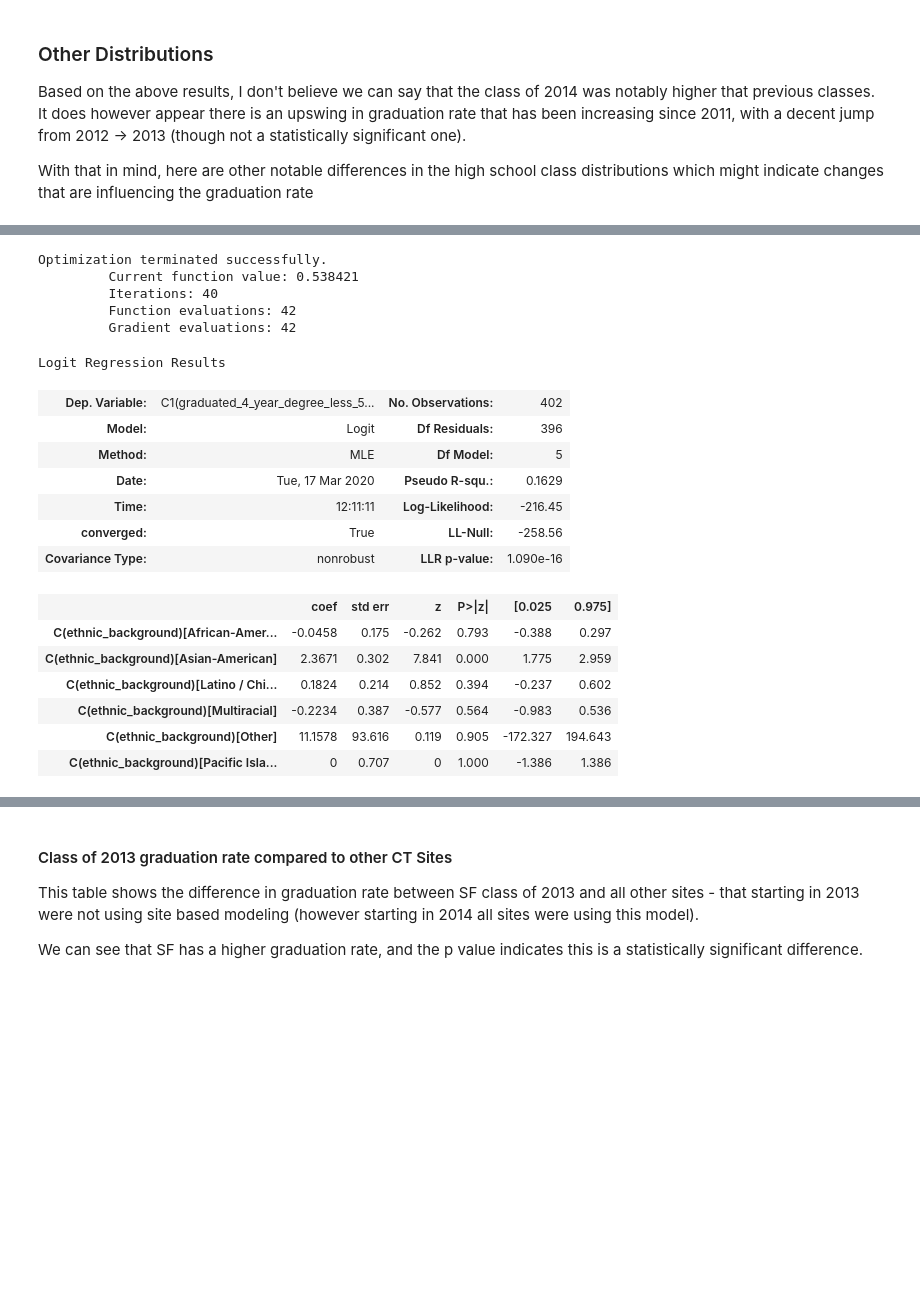
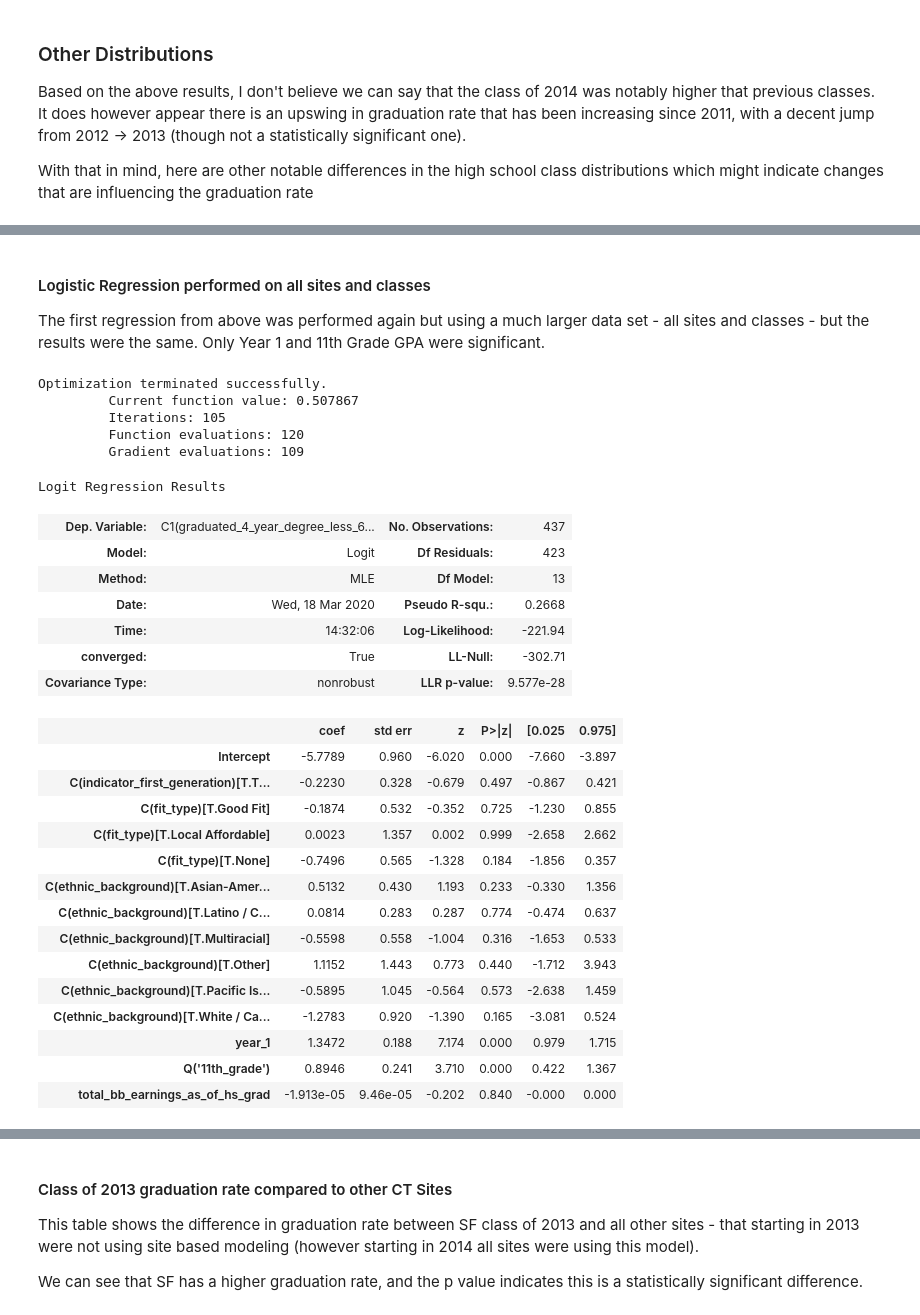
Before and after one commit to College-Track/sf_class_2014, a Jupyter notebook: Report.ipynb, the cells around one changed output, grey strips where cells are left out. Cells and saved outputs as stored; diff of their text form; code cells hidden in the pictures; blank space fills up the shorter version.

Commit message:
cleaning up formatting, condensing logit

```diff
--- a/Report.ipynb
+++ b/Report.ipynb
@@ -334,26 +340,38 @@ Possibly complete quasi-separation: A fraction 0.25 of observations can be
 perfectly predicted. This might indicate that there is complete
 quasi-separation. In this case some parameters will not be identified.
+# %% [markdown]
+#### Logistic Regression performed on all sites and classes
+
+The first regression from above was performed again but using a much larger data set - all sites and classes - but the results were the same. Only Year 1 and 11th Grade GPA were significant.
 # %%
-mod = smf.logit(formula= "C1(graduated_4_year_degree_less_5_years) ~ C(ethnic_background) - 1 ", data=df_sub).fit(method='bfgs', maxiter=100)
+mod = smf.logit(formula= "C1(graduated_4_year_degree_less_6_years) ~ year_1  + Q('11th_grade') + C(indicator_first_generation) + total_bb_earnings_as_of_hs_grad + (C(fit_type)-1) + C(ethnic_background)", data=df).fit(method='bfgs', maxiter=1000)
 mod.summary()
 # %% [output]
 Optimization terminated successfully.
-         Current function value: 0.538421
-         Iterations: 40
-         Function evaluations: 42
-         Gradient evaluations: 42
+         Current function value: 0.507867
+         Iterations: 105
+         Function evaluations: 120
+         Gradient evaluations: 109
 Logit Regression Results
-| Dep. Variable: | C1(graduated_4_year_degree_less_5... | No. Observations: | 402 |
-| Model: | Logit | Df Residuals: | 396 |
-| Method: | MLE | Df Model: | 5 |
-| Date: | Tue, 17 Mar 2020 | Pseudo R-squ.: | 0.1629 |
-| Time: | 12:11:11 | Log-Likelihood: | -216.45 |
-| converged: | True | LL-Null: | -258.56 |
-| Covariance Type: | nonrobust | LLR p-value: | 1.090e-16 |
+| Dep. Variable: | C1(graduated_4_year_degree_less_6... | No. Observations: | 437 |
+| Model: | Logit | Df Residuals: | 423 |
+| Method: | MLE | Df Model: | 13 |
+| Date: | Wed, 18 Mar 2020 | Pseudo R-squ.: | 0.2668 |
+| Time: | 14:32:06 | Log-Likelihood: | -221.94 |
+| converged: | True | LL-Null: | -302.71 |
+| Covariance Type: | nonrobust | LLR p-value: | 9.577e-28 |
 |  | coef | std err | z | P>|z| | [0.025 | 0.975] |
-| C(ethnic_background)[African-Amer... | -0.0458 | 0.175 | -0.262 | 0.793 | -0.388 | 0.297 |
-| C(ethnic_background)[Asian-American] | 2.3671 | 0.302 | 7.841 | 0.000 | 1.775 | 2.959 |
-| C(ethnic_background)[Latino / Chi... | 0.1824 | 0.214 | 0.852 | 0.394 | -0.237 | 0.602 |
-| C(ethnic_background)[Multiracial] | -0.2234 | 0.387 | -0.577 | 0.564 | -0.983 | 0.536 |
-| C(ethnic_background)[Other] | 11.1578 | 93.616 | 0.119 | 0.905 | -172.327 | 194.643 |
-| C(ethnic_background)[Pacific Isla... | 0 | 0.707 | 0 | 1.000 | -1.386 | 1.386 |
+| Intercept | -5.7789 | 0.960 | -6.020 | 0.000 | -7.660 | -3.897 |
+| C(indicator_first_generation)[T.T... | -0.2230 | 0.328 | -0.679 | 0.497 | -0.867 | 0.421 |
+| C(fit_type)[T.Good Fit] | -0.1874 | 0.532 | -0.352 | 0.725 | -1.230 | 0.855 |
+| C(fit_type)[T.Local Affordable] | 0.0023 | 1.357 | 0.002 | 0.999 | -2.658 | 2.662 |
+| C(fit_type)[T.None] | -0.7496 | 0.565 | -1.328 | 0.184 | -1.856 | 0.357 |
+| C(ethnic_background)[T.Asian-Amer... | 0.5132 | 0.430 | 1.193 | 0.233 | -0.330 | 1.356 |
+| C(ethnic_background)[T.Latino / C... | 0.0814 | 0.283 | 0.287 | 0.774 | -0.474 | 0.637 |
+| C(ethnic_background)[T.Multiracial] | -0.5598 | 0.558 | -1.004 | 0.316 | -1.653 | 0.533 |
+| C(ethnic_background)[T.Other] | 1.1152 | 1.443 | 0.773 | 0.440 | -1.712 | 3.943 |
+| C(ethnic_background)[T.Pacific Is... | -0.5895 | 1.045 | -0.564 | 0.573 | -2.638 | 1.459 |
+| C(ethnic_background)[T.White / Ca... | -1.2783 | 0.920 | -1.390 | 0.165 | -3.081 | 0.524 |
+| year_1 | 1.3472 | 0.188 | 7.174 | 0.000 | 0.979 | 1.715 |
+| Q('11th_grade') | 0.8946 | 0.241 | 3.710 | 0.000 | 0.422 | 1.367 |
+| total_bb_earnings_as_of_hs_grad | -1.913e-05 | 9.46e-05 | -0.202 | 0.840 | -0.000 | 0.000 |
```
Also changed, not shown: parts of 30 cells of this notebook, 1 other file.
